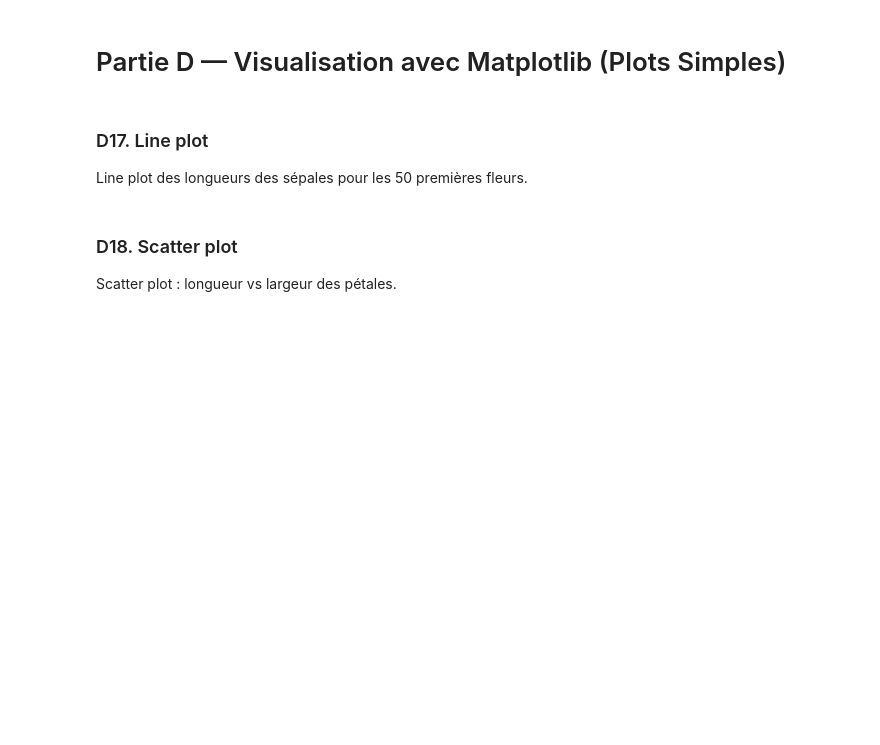
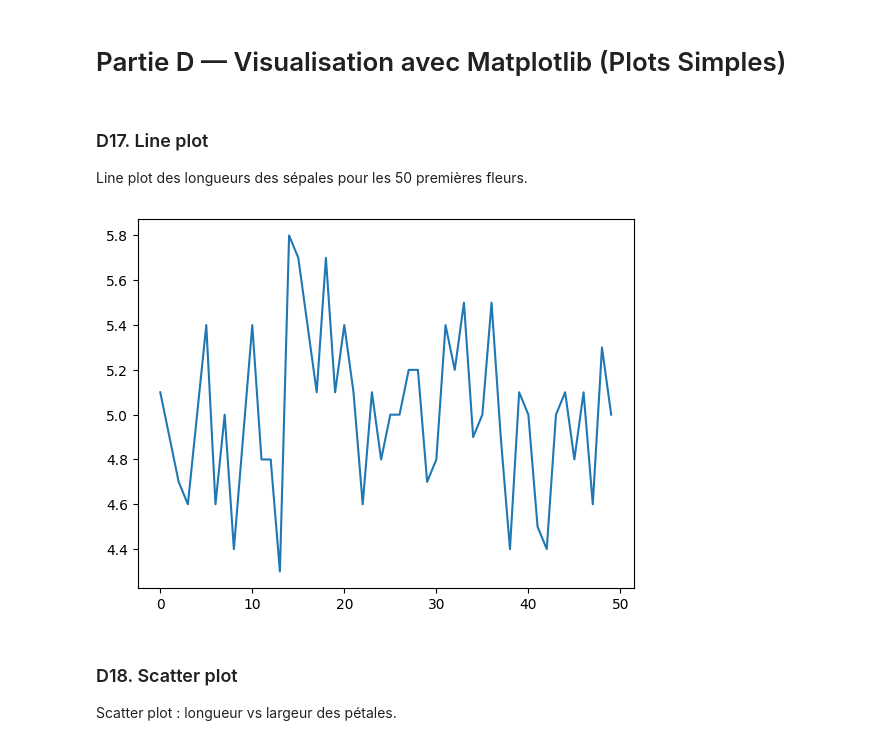
Before and after one commit to USMS-FPK-IA-GI-2025/controle-01-numpy-and-matplotlib-iris-azlafi-salah-eddine, a Jupyter notebook: notebooks/controle_numpy_matplotlib.ipynb, the cells around one changed output. Saved outputs shown, nothing was run; the diff lists cells and outputs as text; code cells hidden in the pictures; blank space fills up the shorter version.

```diff
--- a/notebooks/controle_numpy_matplotlib.ipynb
+++ b/notebooks/controle_numpy_matplotlib.ipynb
@@ -284,6 +284,13 @@ print(petal_length_binary)
 Line plot des longueurs des sépales pour les 50 premières fleurs.
 # %%
 # Votre code ici
+
+sepal_length = features[:50,0]
+
+plt.plot(sepal_length)
+plt.show()
+# %% [output]
+[figure, added]
 # %% [markdown]
 ### D18. Scatter plot
 Scatter plot : longueur vs largeur des pétales.
```
Also changed, not shown: parts of 27 cells of this notebook.
